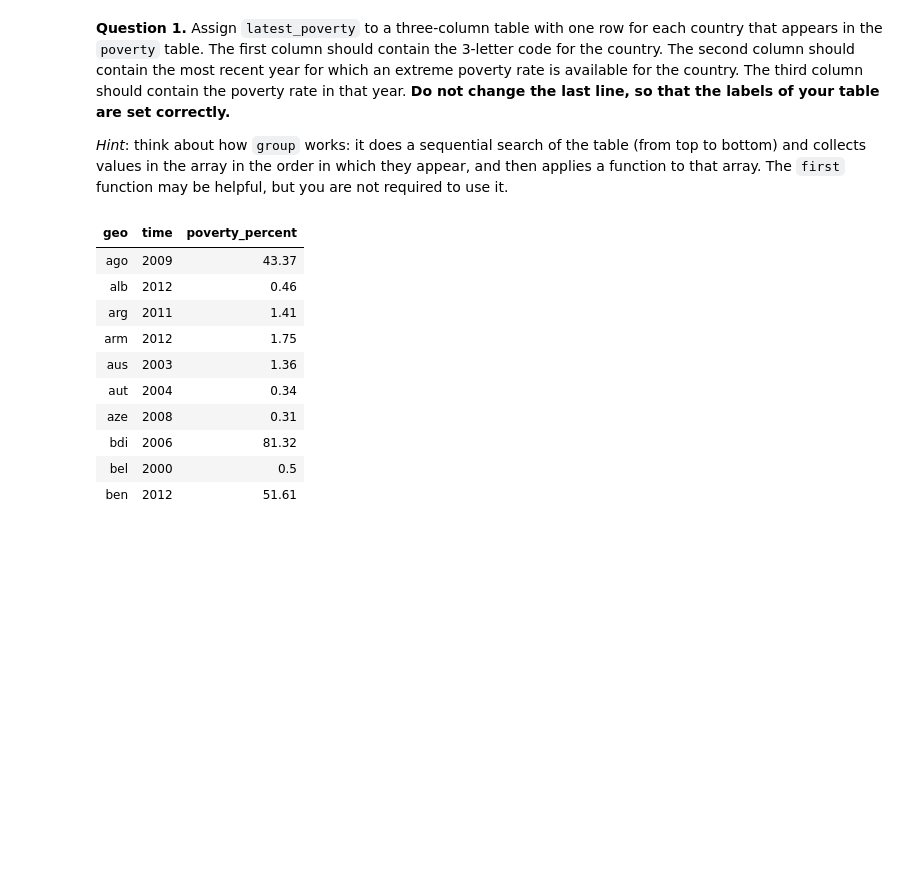
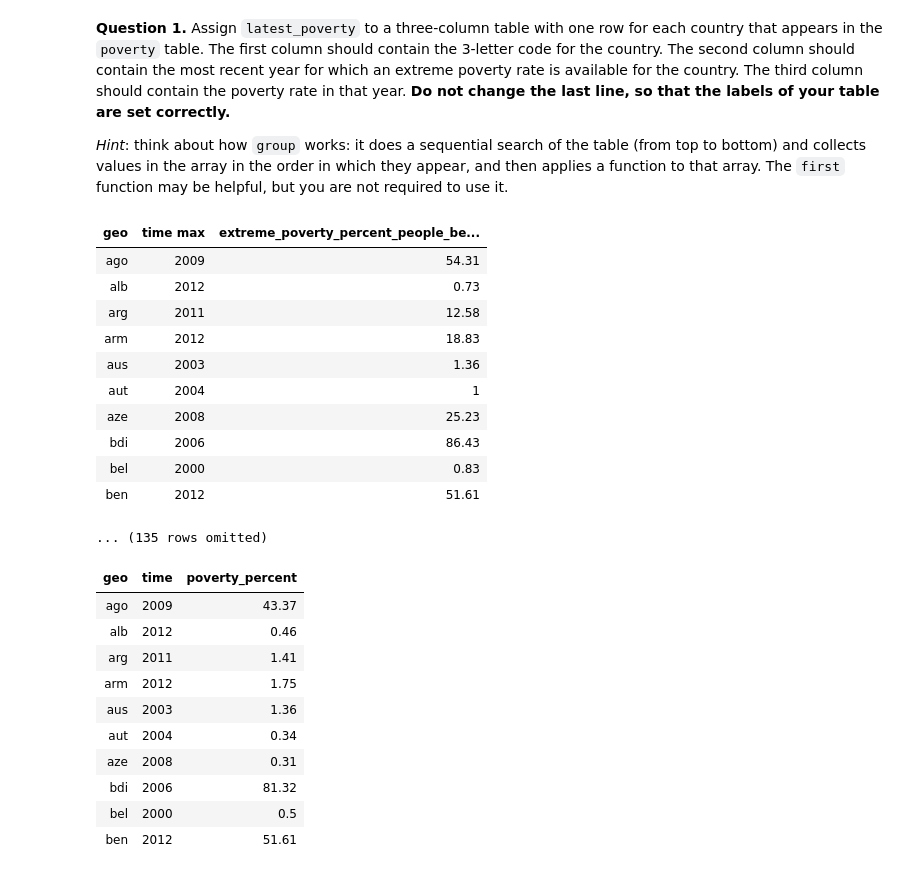
Before and after one commit to bencump/Intro_DataAnalytics, a Jupyter notebook: project1/project1.ipynb, the cells around one changed output. Saved outputs shown, nothing was run; the diff lists cells and outputs as text; code cells hidden in the pictures; blank space fills up the shorter version.

````diff
--- a/project1/project1.ipynb
+++ b/project1/project1.ipynb
@@ -607,6 +602,22 @@ poverty.where("geo", are.equal_to("arg")).show()
 **Question 1.** Assign `latest_poverty` to a three-column table with one row for each country that appears in the `poverty` table. The first column should contain the 3-letter code for the country. The second column should contain the most recent year for which an extreme poverty rate is available for the country. The third column should contain the poverty rate in that year. **Do not change the last line, so that the labels of your table are set correctly.**
 
 *Hint*: think about how ```group``` works: it does a sequential search of the table (from top to bottom) and collects values in the array in the order in which they appear, and then applies a function to that array. The `first` function may be helpful, but you are not required to use it.
+# %%
+latest_poverty = poverty.group("geo", np.max)
+latest_poverty
+# %% [output]
+| geo | time max | extreme_poverty_percent_people_be... |
+| ago | 2009 | 54.31 |
+| alb | 2012 | 0.73 |
+| arg | 2011 | 12.58 |
+| arm | 2012 | 18.83 |
+| aus | 2003 | 1.36 |
+| aut | 2004 | 1 |
+| aze | 2008 | 25.23 |
+| bdi | 2006 | 86.43 |
+| bel | 2000 | 0.83 |
+| ben | 2012 | 51.61 |
+... (135 rows omitted)
 # %%
 def first(values):
     return values.item(0)
````
Also changed, not shown: parts of 10 cells of this notebook, 2 other files.
